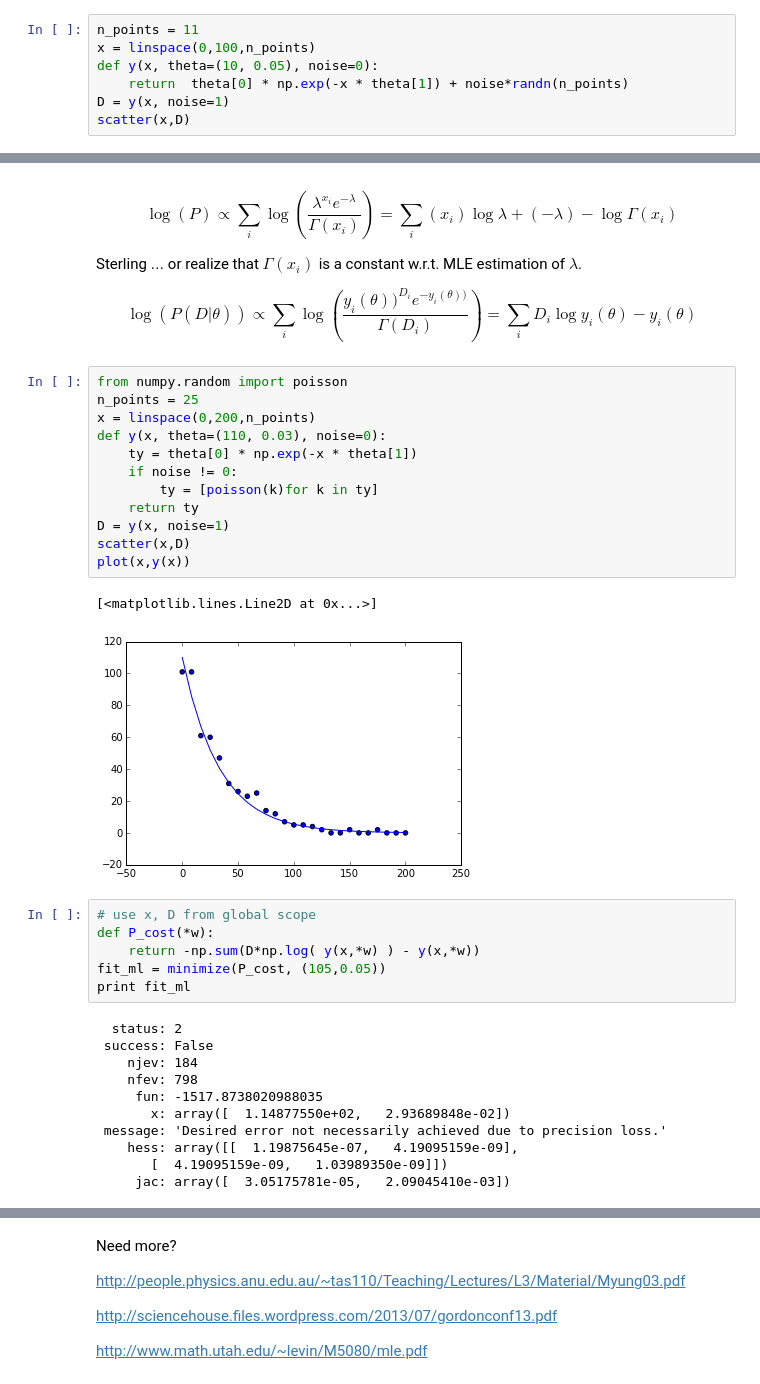
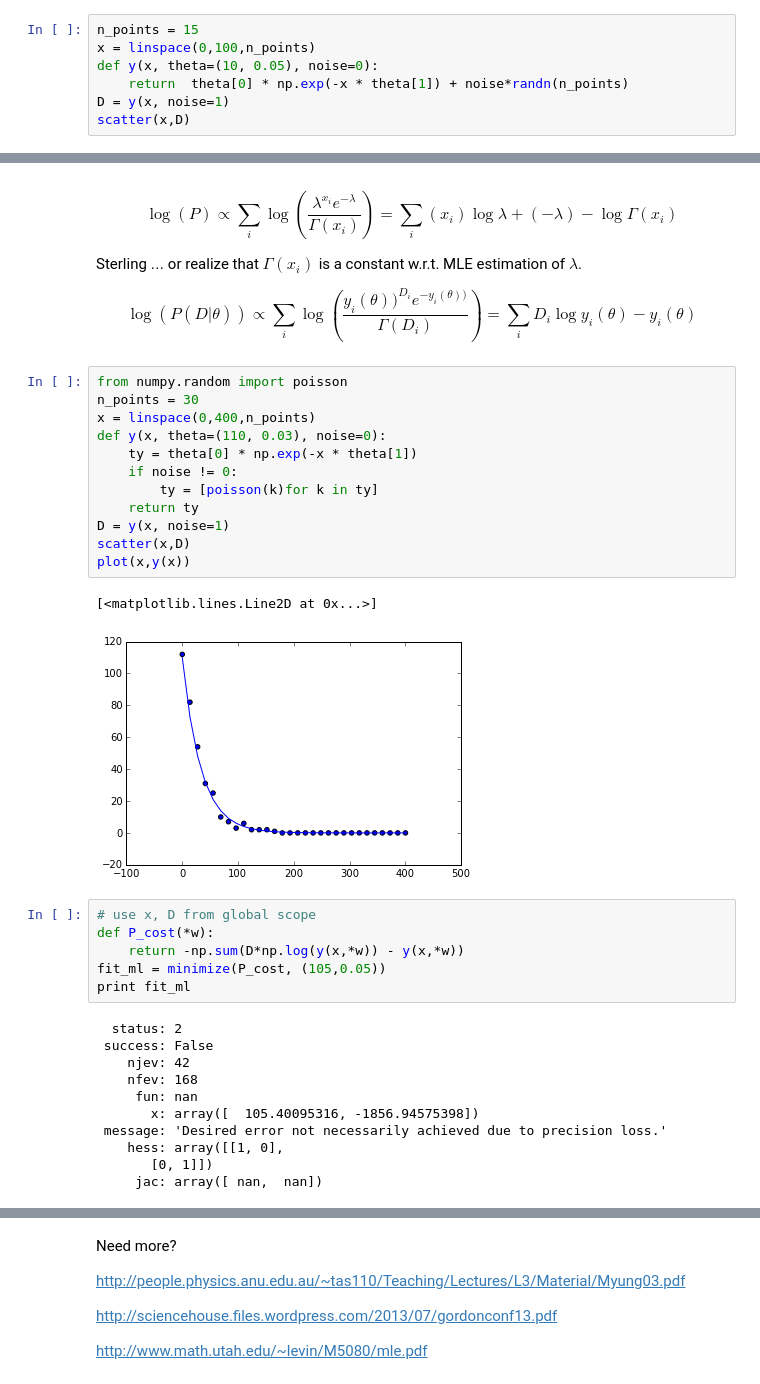
Before and after one commit to DrSkippy/Data-Science-45min-Intros, a Jupyter notebook: Maximum Likelihood.ipynb, the cells around one changed output, grey strips where cells are left out. Cells and saved outputs as stored; diff of their text form.

```diff
--- a/Maximum Likelihood.ipynb
+++ b/Maximum Likelihood.ipynb
@@ -171,7 +182,7 @@ minimize_scalar(L_binom, bounds=[0,1], method="bounded")
 # %% [markdown]
 ## Slightly More Complicated Model: Expoential with Normal Error
 # %%
-n_points = 11
+n_points = 15
 x = linspace(0,100,n_points)
 def y(x, theta=(10, 0.05), noise=0):
     return  theta[0] * np.exp(-x * theta[1]) + noise*randn(n_points)
@@ -238,36 +249,36 @@ Sterling $\ldots$ or realize that $\Gamma(x_i)$ is a constant w.r.t. MLE estimat
 \end{equation}
 # %%
 from numpy.random import poisson
-n_points = 25
-x = linspace(0,200,n_points)
+n_points = 30
+x = linspace(0,400,n_points)
 def y(x, theta=(110, 0.03), noise=0):
     ty = theta[0] * np.exp(-x * theta[1])
     if noise != 0:
         ty = [poisson(k)for k in ty]
     return ty
 D = y(x, noise=1)
 scatter(x,D)
 plot(x,y(x))
 # %% [output]
 [<matplotlib.lines.Line2D at 0x...>]
-[figure, old version]
+[figure, new version]
 # %%
 # use x, D from global scope
 def P_cost(*w):
-    return -np.sum(D*np.log( y(x,*w) ) - y(x,*w))
+    return -np.sum(D*np.log(y(x,*w)) - y(x,*w))
 fit_ml = minimize(P_cost, (105,0.05))
 print fit_ml
 # %% [output]
   status: 2
  success: False
-    njev: 184
-    nfev: 798
-     fun: -1517.8738020988035
-       x: array([  1.14877550e+02,   2.93689848e-02])
+    njev: 42
+    nfev: 168
+     fun: nan
+       x: array([  105.40095316, -1856.94575398])
  message: 'Desired error not necessarily achieved due to precision loss.'
-    hess: array([[  1.19875645e-07,   4.19095159e-09],
-       [  4.19095159e-09,   1.03989350e-09]])
-     jac: array([  3.05175781e-05,   2.09045410e-03])
+    hess: array([[1, 0],
+       [0, 1]])
+     jac: array([ nan,  nan])
 # %%
 # cheat, do this with global scope of y, x and D
 def ssq_err(*w):
```
Also changed, not shown: parts of 9 cells of this notebook.
